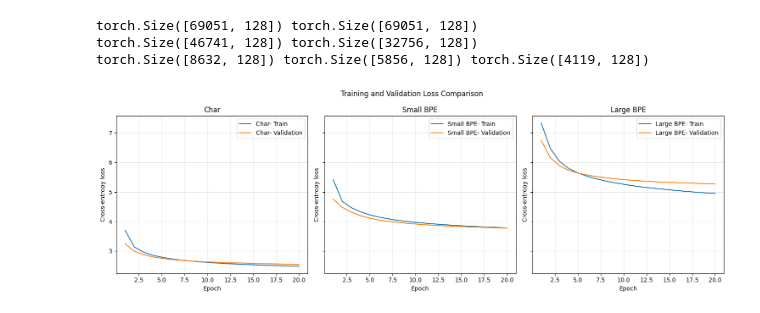
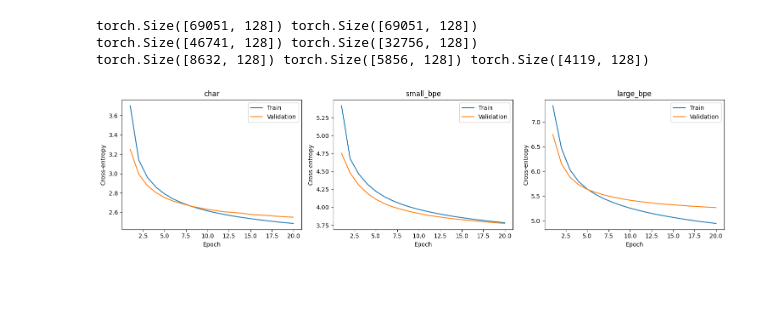
Before and after one commit to mamithamuraleedharan/Multilingual-Tokenization-and-Language-Modeling, a Jupyter notebook: Multilingual_Tokenization_Language_Modeling.ipynb, the cells around one changed output. Cells and saved outputs as stored; diff of their text form; code cells hidden in the pictures; blank space fills up the shorter version.

Commit message:
Fixing errors of graph

```diff
--- a/Multilingual_Tokenization_Language_Modeling.ipynb
+++ b/Multilingual_Tokenization_Language_Modeling.ipynb
@@ -448,29 +448,23 @@ char_val_loader  = loading(char_val_input,char_val_target,32,False)
 small_val_loader = loading(small_val_input,small_val_target,32,False)
 large_val_loader = loading(large_val_input,large_val_target,32,False)
 # %%
-files = {
-    "Char" : "runs/char_history.json",
-    "Small BPE" : "runs/small_bpe_history.json",
-    "Large BPE" : "runs/large_bpe_history.json",
-}
-fig,axes = plt.subplots(1,3,figsize=(15, 5), sharey=True)
+models = ["char", "small_bpe", "large_bpe"]
+plt.figure(figsize=(15, 4))
 
-for a,(model,file_path) in zip(axes, files.items()):
-    with open(file_path) as f:
+for i,model in enumerate(models):
+    with open(f"runs/{model}_history.json") as f:
         result = json.load(f)
 
-        epochs = range(1,len(result["train_loss"])+1)
+    plt.subplot(1, 3, i + 1)
+    plt.plot(range(1,len(result["train_loss"])+1),result["train_loss"],label="Train")
+    plt.plot(range(1,len(result["val_loss"])+1),result["val_loss"],label="Validation")
+    plt.title(model)
+    plt.xlabel("Epoch")
+    plt.ylabel("Cross-entropy")
+    plt.legend()
 
-        a.plot(epochs,result["train_loss"],label = f"{model}- Train")
-        a.plot(epochs,result["val_loss"],label = f"{model}- Validation")
-        a.set_title(model)
-        a.set_xlabel("Epoch")
-        a.set_ylabel("Cross-entropy loss")
-        a.legend()
-        a.grid(True, alpha=0.3)
-
-plt.suptitle("Training and Validation Loss Comparison")
 plt.tight_layout()
+plt.savefig("curves.png")
 plt.show()
 # %% [output]
-[figure, old version]
+[figure, new version]
```
